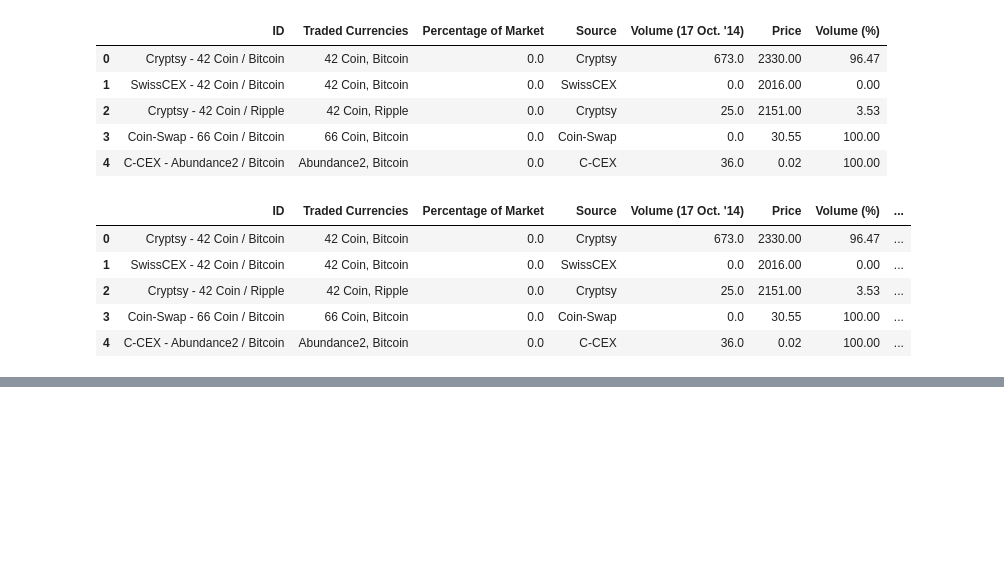
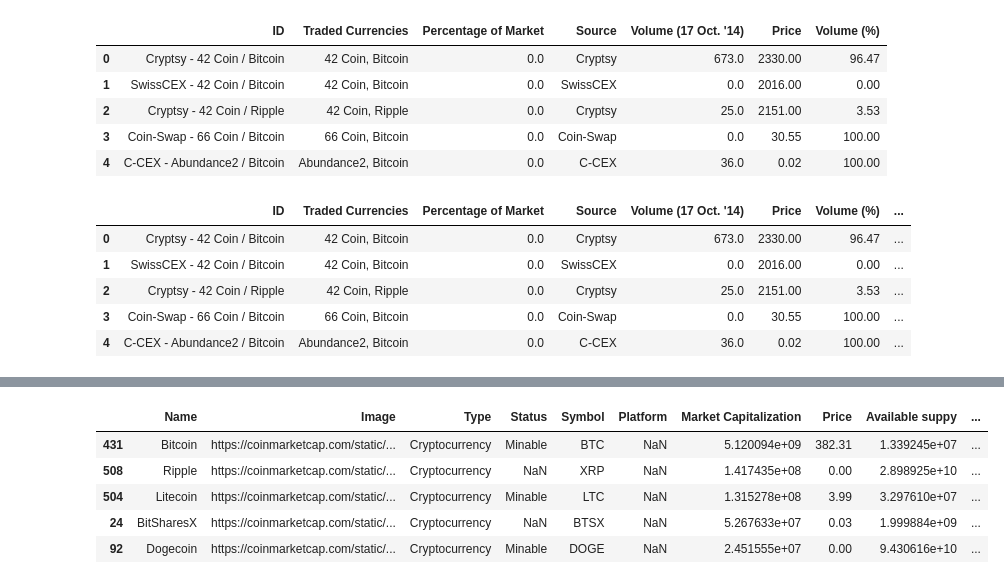
Before and after one commit to cqfkfc/ga-group-project-1, a Jupyter notebook: team-silkroad.ipynb, the cells around one changed output, grey strips where cells are left out. Saved outputs shown, nothing was run; the diff lists cells and outputs as text; code cells hidden in the pictures; blank space fills up the shorter version.

```diff
--- a/team-silkroad.ipynb
+++ b/team-silkroad.ipynb
@@ -109,0 +121,9 @@ exchanges.head()
+# %%
+currencies.sort_values('Market Capitalization',ascending=False).head()
+# %% [output]
+|  | Name | Image | Type | Status | Symbol | Platform | Market Capitalization | Price | Available suppy | ... |
+| 431 | Bitcoin | https://coinmarketcap.com/static/... | Cryptocurrency | Minable | BTC | NaN | 5.120094e+09 | 382.31 | 1.339245e+07 | ... |
+| 508 | Ripple | https://coinmarketcap.com/static/... | Cryptocurrency | NaN | XRP | NaN | 1.417435e+08 | 0.00 | 2.898925e+10 | ... |
+| 504 | Litecoin | https://coinmarketcap.com/static/... | Cryptocurrency | Minable | LTC | NaN | 1.315278e+08 | 3.99 | 3.297610e+07 | ... |
+| 24 | BitSharesX | https://coinmarketcap.com/static/... | Cryptocurrency | NaN | BTSX | NaN | 5.267633e+07 | 0.03 | 1.999884e+09 | ... |
+| 92 | Dogecoin | https://coinmarketcap.com/static/... | Cryptocurrency | Minable | DOGE | NaN | 2.451555e+07 | 0.00 | 9.430616e+10 | ... |
```
Also changed, not shown: parts of 4 cells of this notebook.
